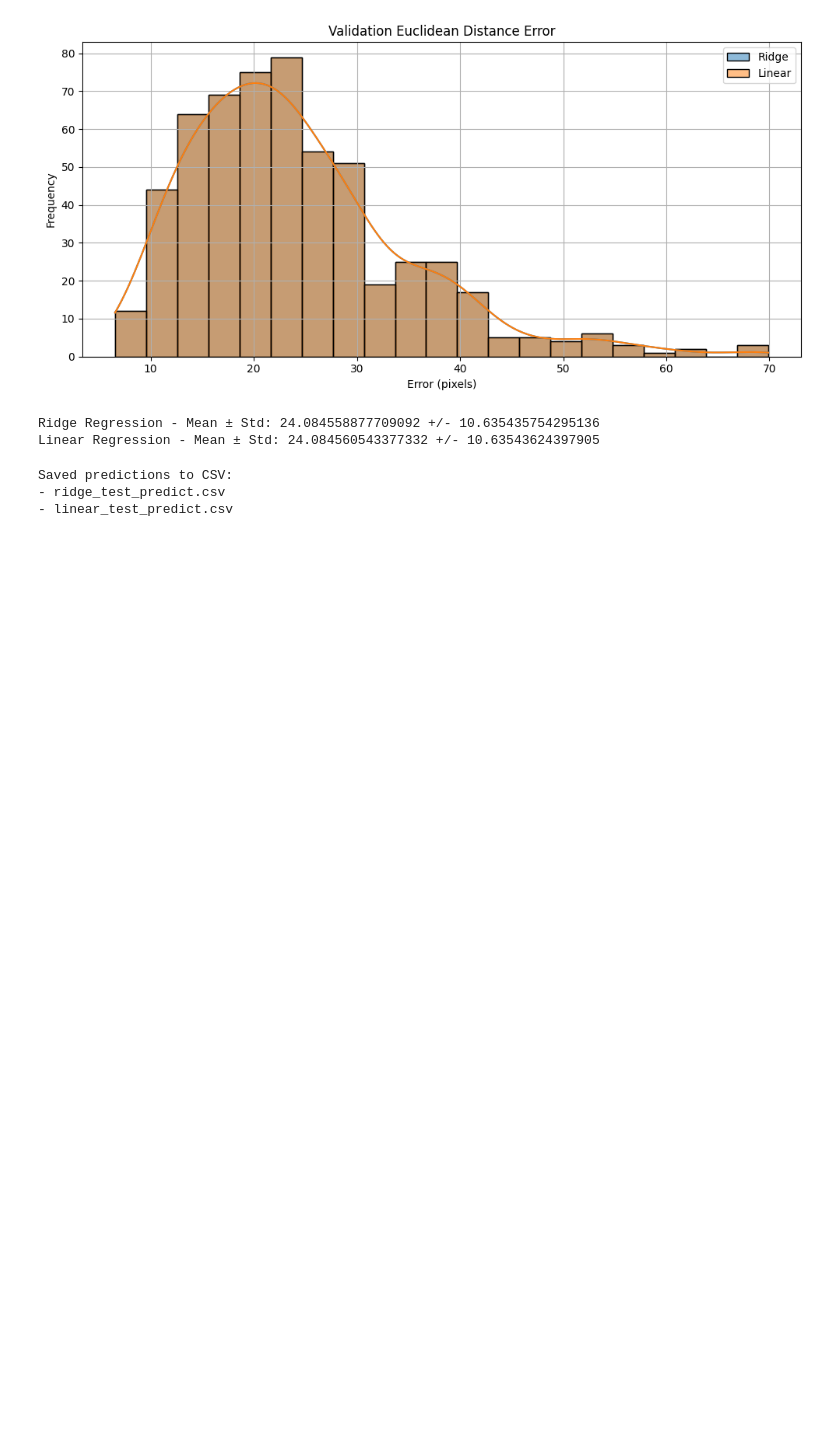
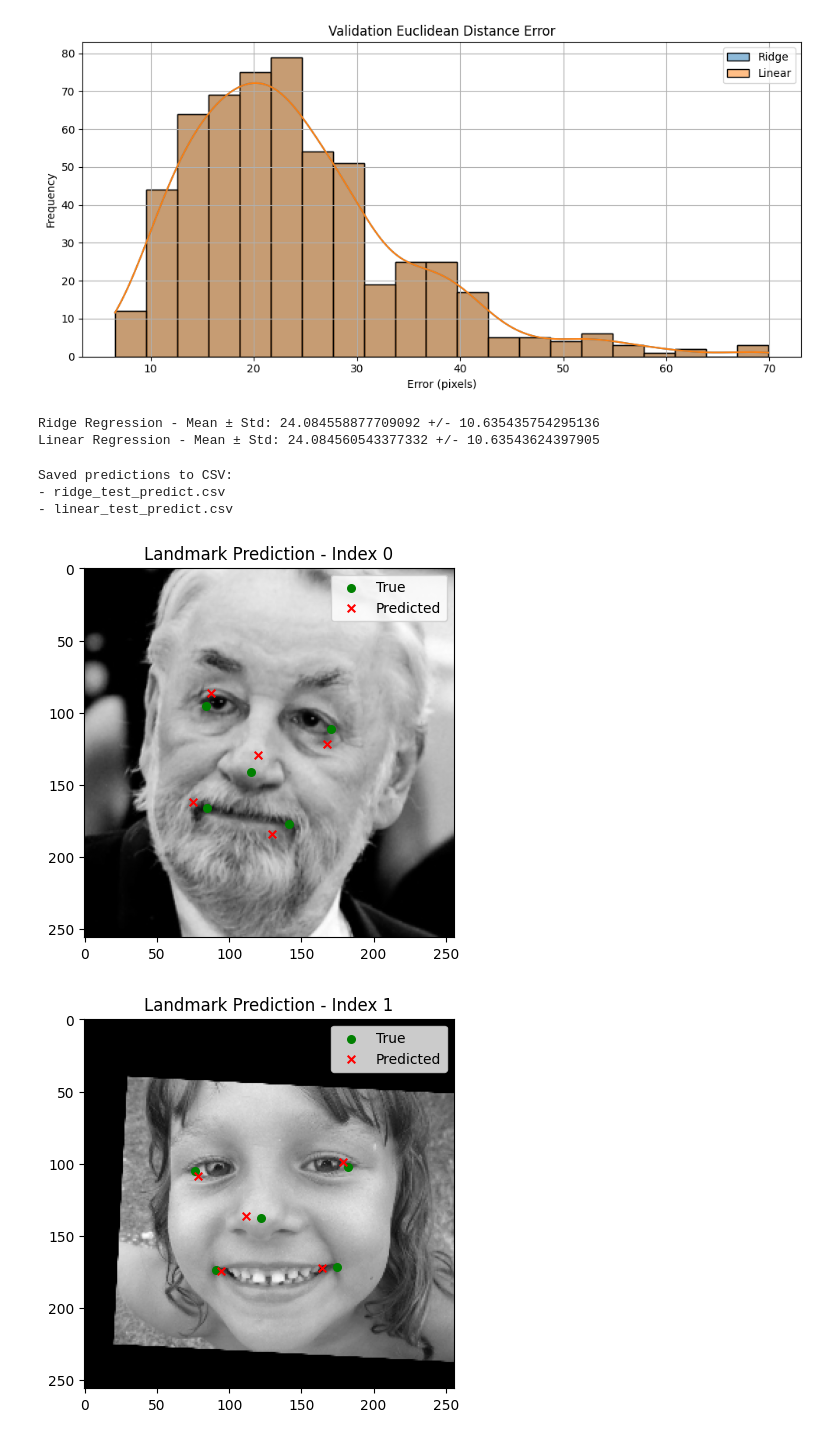
Before and after one commit to Noah-To/AML, a Jupyter notebook: AML_assignment_task_2.ipynb, the cells around one changed output. Saved outputs shown, nothing was run; the diff lists cells and outputs as text; code cells hidden in the pictures; blank space fills up the shorter version.

```diff
--- a/AML_assignment_task_2.ipynb
+++ b/AML_assignment_task_2.ipynb
@@ -117,3 +117,23 @@ print("- linear_test_predict.csv")
 Saved predictions to CSV:
 - ridge_test_predict.csv
 - linear_test_predict.csv
+# %%
+# Convert one sample back to 2D landmark format
+def show_landmark_prediction(index):
+    img = X_value_split[index].reshape(256, 256)
+    true_points = y_value_split[index].reshape(5, 2)
+    pred_points = ridge_value_predict[index].reshape(5, 2)
+
+    plt.imshow(img, cmap='gray')
+    plt.scatter(true_points[:, 0], true_points[:, 1], c='green', label='True', s=30)
+    plt.scatter(pred_points[:, 0], pred_points[:, 1], c='red', marker='x', label='Predicted', s=30)
+    plt.title(f'Landmark Prediction - Index {index}')
+    plt.legend()
+    plt.show()
+
+# outputs example
+for i in range(6):
+    show_landmark_prediction(i)
+# %% [output]
+[figure, added]
+[figure, added]
```
Also changed, not shown: parts of 3 cells of this notebook.
